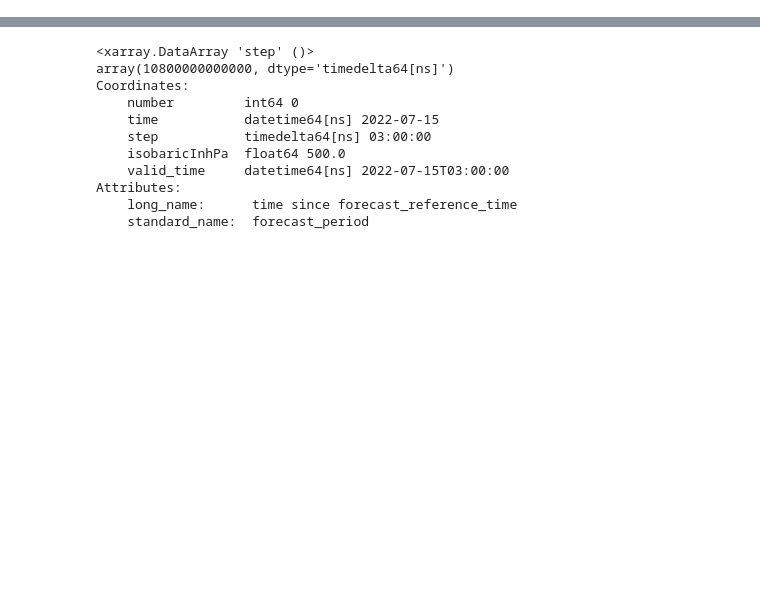
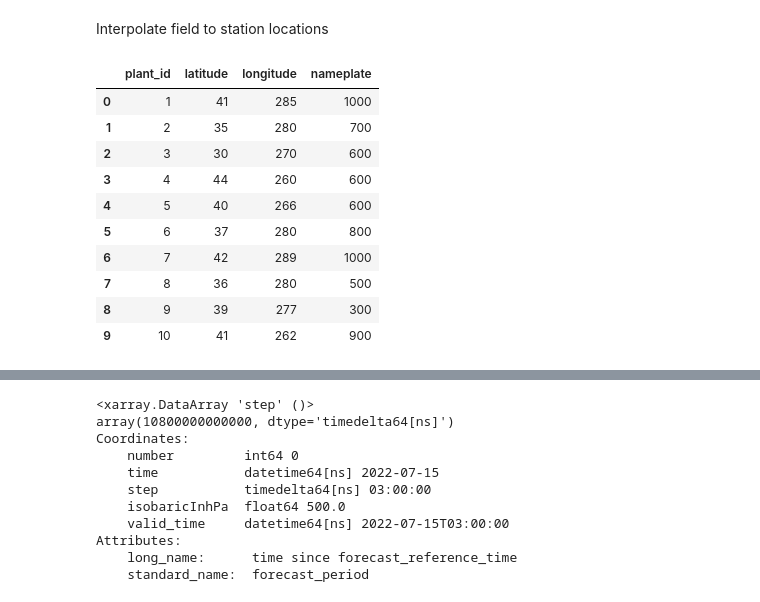
Before and after one commit to lucien-sim/kerchunk_gefs, a Jupyter notebook: notebooks/multifile_gfs.ipynb, the cells around one changed output, grey strips where cells are left out. Cells and saved outputs as stored; diff of their text form; code cells hidden in the pictures; blank space fills up the shorter version.

```diff
--- a/notebooks/multifile_gfs.ipynb
+++ b/notebooks/multifile_gfs.ipynb
@@ -354,0 +340,32 @@ US National Weather Service - NCEP
+# %% [markdown]
+Interpolate field to station locations
+# %%
+plants = pd.DataFrame(
+    columns=['plant_id', 'latitude', 'longitude', 'nameplate'],
+    data=[
+        [1, 41, -75, 1000],
+        [2, 35, -80, 700],
+        [3, 30, -90, 600],
+        [4, 44, -100, 600],
+        [5, 40, -94, 600],
+        [6, 37, -80, 800],
+        [7, 42, -71, 1000],
+        [8, 36, -80, 500],
+        [9, 39, -83, 300],
+        [10, 41, -98, 900]
+    ]
+)
+plants['longitude'] = 360 + plants['longitude']
+plants
+# %% [output]
+|  | plant_id | latitude | longitude | nameplate |
+| 0 | 1 | 41 | 285 | 1000 |
+| 1 | 2 | 35 | 280 | 700 |
+| 2 | 3 | 30 | 270 | 600 |
+| 3 | 4 | 44 | 260 | 600 |
+| 4 | 5 | 40 | 266 | 600 |
+| 5 | 6 | 37 | 280 | 800 |
+| 6 | 7 | 42 | 289 | 1000 |
+| 7 | 8 | 36 | 280 | 500 |
+| 8 | 9 | 39 | 277 | 300 |
+| 9 | 10 | 41 | 262 | 900 |
```
Also changed, not shown: parts of 6 cells of this notebook, 1 other file.
